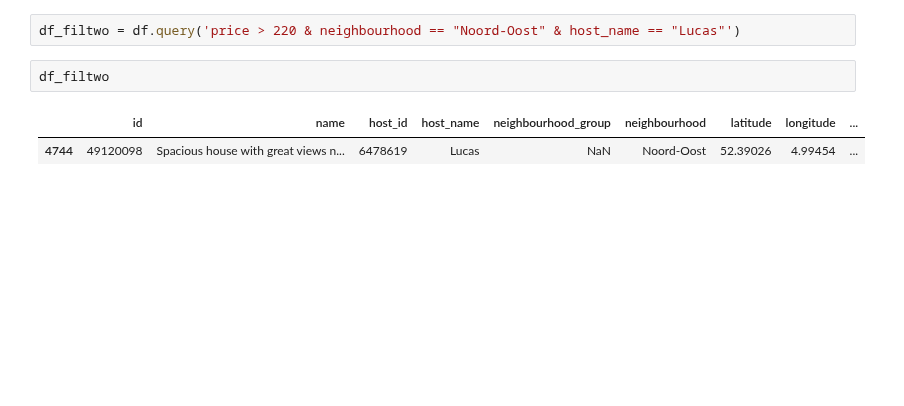
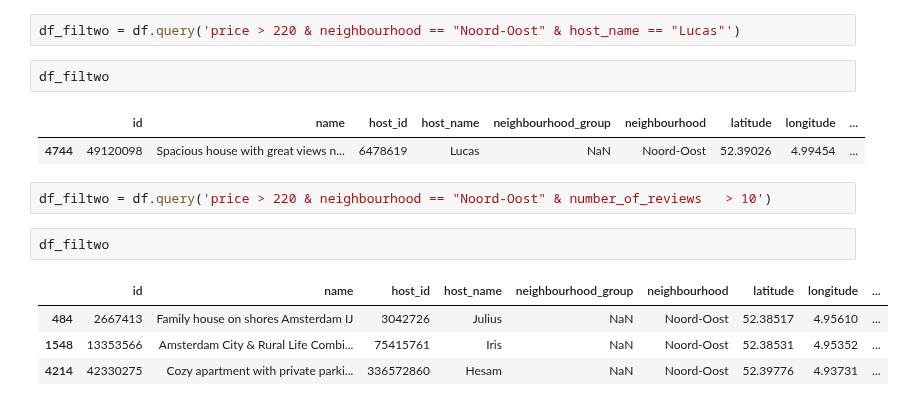
Before and after one commit to matiascabrejos/IA-Humai, a Jupyter notebook: repaso_1.ipynb, the cells around one changed output. Saved outputs shown, nothing was run; the diff lists cells and outputs as text; blank space fills up the shorter version.

```diff
--- a/repaso_1.ipynb
+++ b/repaso_1.ipynb
@@ -135,3 +135,12 @@ df_filtwo
 # %% [output]
 |  | id | name | host_id | host_name | neighbourhood_group | neighbourhood | latitude | longitude | ... |
 | 4744 | 49120098 | Spacious house with great views n... | 6478619 | Lucas | NaN | Noord-Oost | 52.39026 | 4.99454 | ... |
+# %%
+df_filtwo = df.query('price > 220 & neighbourhood == "Noord-Oost" & number_of_reviews	> 10')
+# %%
+df_filtwo
+# %% [output]
+|  | id | name | host_id | host_name | neighbourhood_group | neighbourhood | latitude | longitude | ... |
+| 484 | 2667413 | Family house on shores Amsterdam IJ | 3042726 | Julius | NaN | Noord-Oost | 52.38517 | 4.95610 | ... |
+| 1548 | 13353566 | Amsterdam City & Rural Life Combi... | 75415761 | Iris | NaN | Noord-Oost | 52.38531 | 4.95352 | ... |
+| 4214 | 42330275 | Cozy apartment with private parki... | 336572860 | Hesam | NaN | Noord-Oost | 52.39776 | 4.93731 | ... |
```
